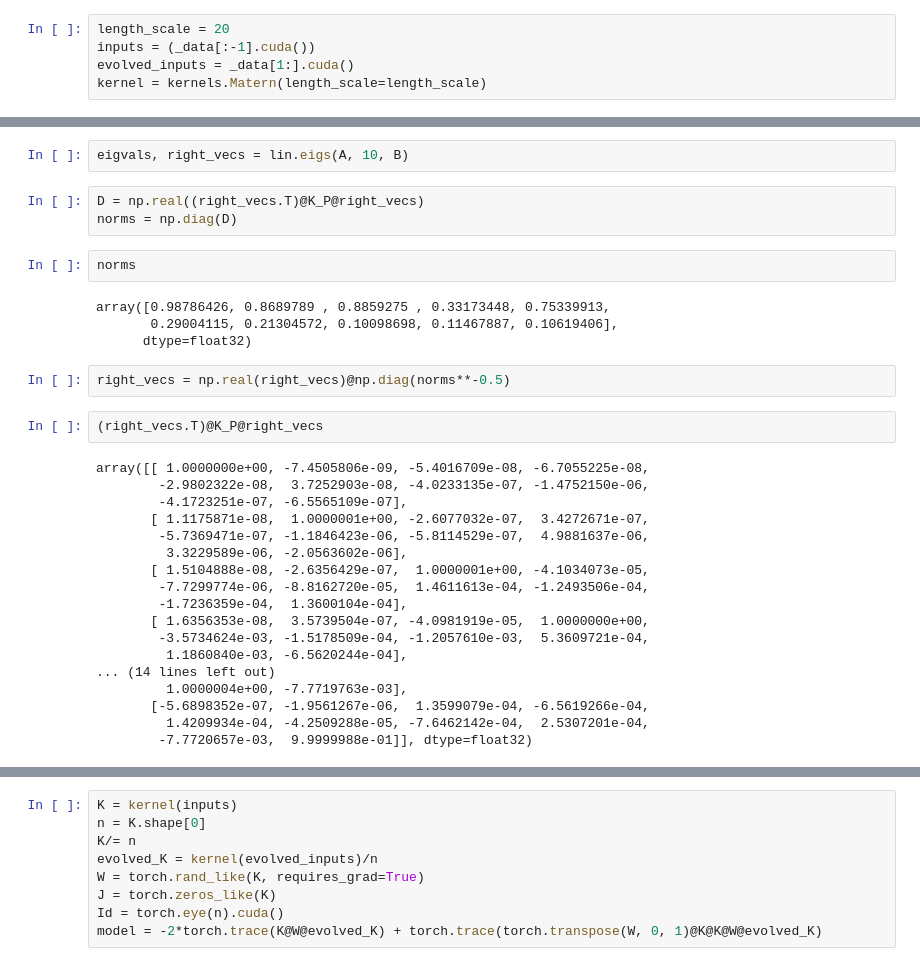
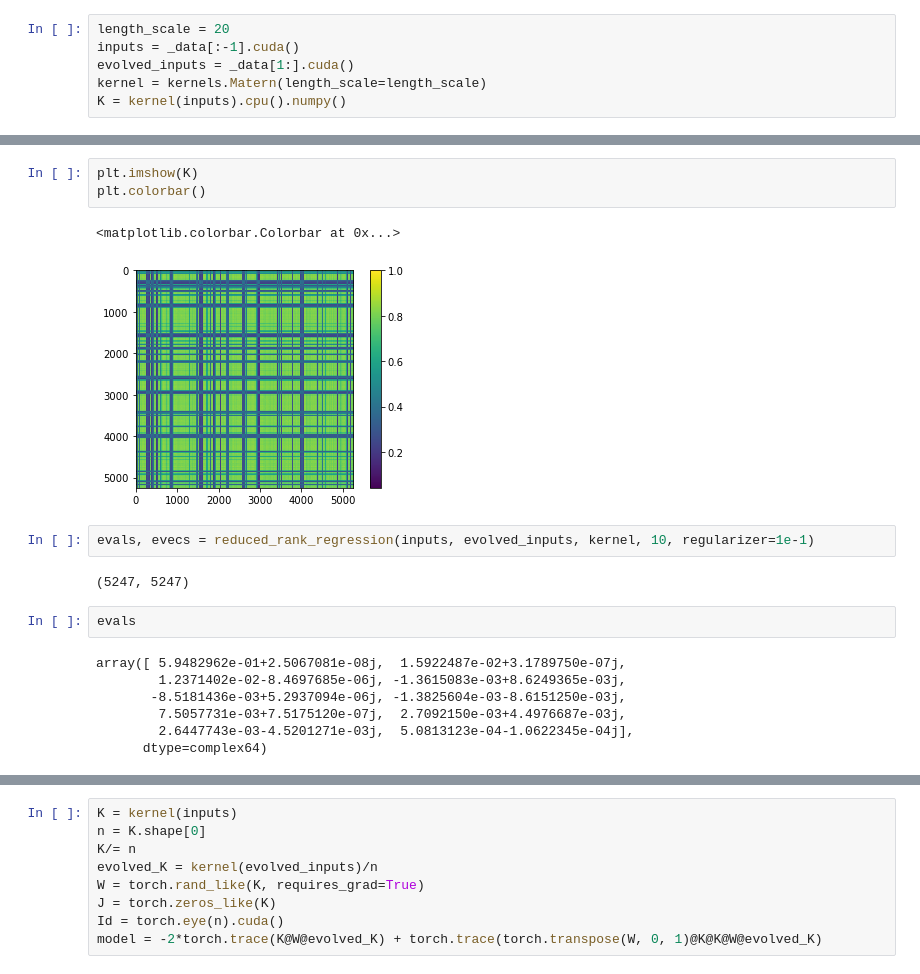
Before and after one commit to Machine-Learning-Dynamical-Systems/kooplearn, a Jupyter notebook: RegressionTest.ipynb, the cells around one changed output, grey strips where cells are left out. Drawn from its saved outputs; the diff is of its cells as text.

Commit message:
added reduced rank regression

```diff
--- a/RegressionTest.ipynb
+++ b/RegressionTest.ipynb
@@ -11,6 +11,7 @@ chignolin_path = f'../data/md_datasets/chignolin-unbiased/heavy_atoms_distances_
 _data = torch.load(chignolin_path)
 # %%
 length_scale = 20
-inputs = (_data[:-1].cuda())
+inputs = _data[:-1].cuda()
 evolved_inputs = _data[1:].cuda()
 kernel = kernels.Matern(length_scale=length_scale)
+K = kernel(inputs).cpu().numpy()
@@ -25,33 +18,19 @@ B = K + n*reg*np.eye(n, dtype='float32')
-# %%
-eigvals, right_vecs = lin.eigs(A, 10, B)
-# %%
-D = np.real((right_vecs.T)@K_P@right_vecs)
-norms = np.diag(D)
-# %%
-norms
-# %% [output]
-array([0.98786426, 0.8689789 , 0.8859275 , 0.33173448, 0.75339913,
-       0.29004115, 0.21304572, 0.10098698, 0.11467887, 0.10619406],
-      dtype=float32)
-# %%
-right_vecs = np.real(right_vecs)@np.diag(norms**-0.5)
-# %%
-(right_vecs.T)@K_P@right_vecs
-# %% [output]
-array([[ 1.0000000e+00, -7.4505806e-09, -5.4016709e-08, -6.7055225e-08,
-        -2.9802322e-08,  3.7252903e-08, -4.0233135e-07, -1.4752150e-06,
-        -4.1723251e-07, -6.5565109e-07],
-       [ 1.1175871e-08,  1.0000001e+00, -2.6077032e-07,  3.4272671e-07,
-        -5.7369471e-07, -1.1846423e-06, -5.8114529e-07,  4.9881637e-06,
-         3.3229589e-06, -2.0563602e-06],
-       [ 1.5104888e-08, -2.6356429e-07,  1.0000001e+00, -4.1034073e-05,
-        -7.7299774e-06, -8.8162720e-05,  1.4611613e-04, -1.2493506e-04,
-        -1.7236359e-04,  1.3600104e-04],
-       [ 1.6356353e-08,  3.5739504e-07, -4.0981919e-05,  1.0000000e+00,
-        -3.5734624e-03, -1.5178509e-04, -1.2057610e-03,  5.3609721e-04,
-         1.1860840e-03, -6.5620244e-04],
-... (14 lines left out)
-         1.0000004e+00, -7.7719763e-03],
-       [-5.6898352e-07, -1.9561267e-06,  1.3599079e-04, -6.5619266e-04,
-         1.4209934e-04, -4.2509288e-05, -7.6462142e-04,  2.5307201e-04,
-        -7.7720657e-03,  9.9999988e-01]], dtype=float32)
+# %%
+plt.imshow(K)
+plt.colorbar()
+# %% [output]
+<matplotlib.colorbar.Colorbar at 0x...>
+[figure, added]
+# %%
+evals, evecs = reduced_rank_regression(inputs, evolved_inputs, kernel, 10, regularizer=1e-1)
+# %% [output]
+(5247, 5247)
+# %%
+evals
+# %% [output]
+array([ 5.9482962e-01+2.5067081e-08j,  1.5922487e-02+3.1789750e-07j,
+        1.2371402e-02-8.4697685e-06j, -1.3615083e-03+8.6249365e-03j,
+       -8.5181436e-03+5.2937094e-06j, -1.3825604e-03-8.6151250e-03j,
+        7.5057731e-03+7.5175120e-07j,  2.7092150e-03+4.4976687e-03j,
+        2.6447743e-03-4.5201271e-03j,  5.0813123e-04-1.0622345e-04j],
+      dtype=complex64)
```
Also changed, not shown: parts of 8 cells of this notebook, 1 other file.
